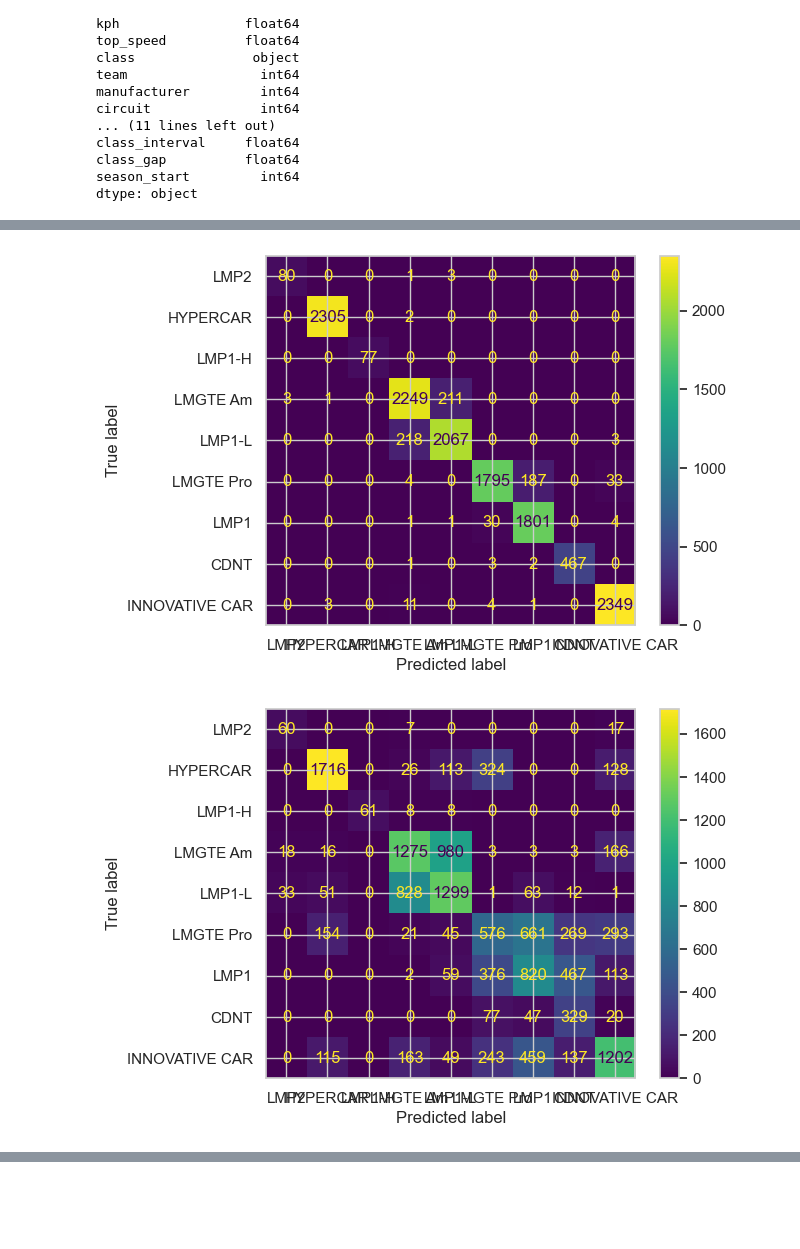
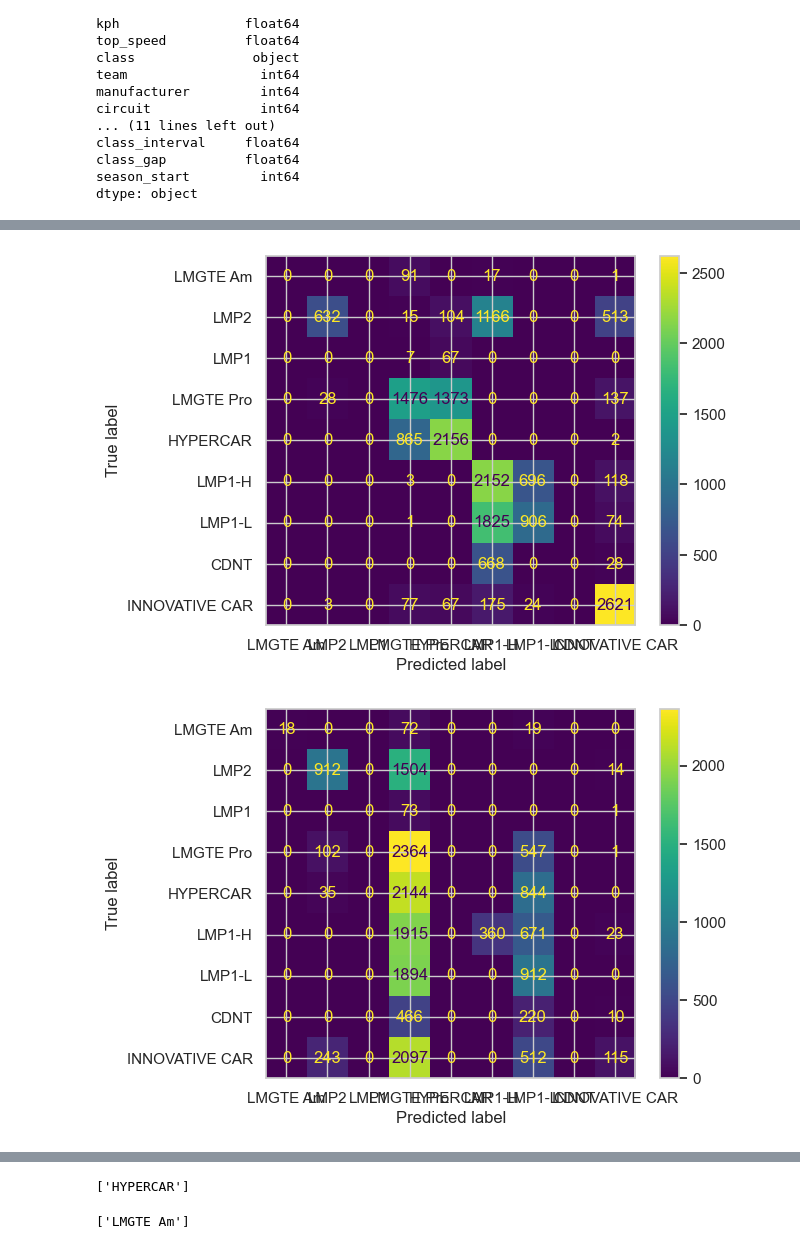
Before and after one commit to JoeVA2020/ML_Projects, a Jupyter notebook: RaceData/race.ipynb, the cells around one changed output, grey strips where cells are left out. Cells and saved outputs as stored; diff of their text form; code cells hidden in the pictures; blank space fills up the shorter version.

```diff
--- a/RaceData/race.ipynb
+++ b/RaceData/race.ipynb
@@ -390,8 +509,8 @@ dtype: object
 from imblearn.under_sampling import RandomUnderSampler
 
 
-x=df.drop('class',axis=1)
-y=df['class']
+x=cleaned_df.drop('class',axis=1)
+y=cleaned_df['class']
 
 threshold=10000
 class_counts=y.value_counts()
@@ -451,5 +559,0 @@ Text(0.5, 1.0, 'Heatmap after Encoding and Undersampling')
-# %%
-#droping interval_ms, interval, elapsed_ms,gap,class_interval,class_gap as thay do not affect classification
-undersampled_df.drop(columns=['interval_ms', 'interval', 'elapsed_ms','gap','class_interval','class_gap'],axis=1,inplace=True)
-plt.figure(figsize=(20,10))
-sns.boxplot(undersampled_df)
@@ -560,3 +636,4 @@ Index(['number', 'driver_number', 'lap_number', 's1', 's2', 's3', 'kph',
 # %%
-x=cleaned_df.iloc[:,:-1].values
-y=cleaned_df.iloc[:,-1].values
+x=undersampled_df.iloc[:,:-1].values
+y=undersampled_df.iloc[:,-1].values
+x
@@ -575,8 +672,8 @@ print(unique_values)
 # %%
-from sklearn.preprocessing import StandardScaler
-scale=StandardScaler()
-x_train=scale.fit_transform(x_train)
-x_test=scale.fit_transform(x_test)
+# from sklearn.preprocessing import StandardScaler
+# scale=StandardScaler()
+# x_train=scale.fit_transform(x_train)
+# x_test=scale.fit_transform(x_test)
 # %%
 
 from sklearn.neighbors import KNeighborsClassifier
@@ -591,9 +688,9 @@ knn=KNeighborsClassifier(n_neighbors=201)
 svc=SVC()
 nb=BernoulliNB()
 dtc=DecisionTreeClassifier()
-rtc=RandomForestClassifier()
+rfc=RandomForestClassifier()
 
-models=[knn,svc,nb,dtc,rtc]
+models=[knn,svc,nb,dtc,rfc]
 model_lst=['KNeighborsClassifier','SVC','BernoulliNB','DecisionTreeClassifier','RandomForestClassifier']
 
 for i in range(len(model_lst)):
@@ -632,2 +783,2 @@ INNOVATIVE CAR       1.00      0.75      0.86        77
-[figure, old version]
+[figure, new version]
-[figure, old version]
+[figure, new version]
@@ -635,0 +787,16 @@ INNOVATIVE CAR       1.00      0.75      0.86        77
+# %%
+test_case1=[[50,21,32,173,350,2,13,5,1,109.092,13,2,2,1,1,2024]]
+test_model=knn
+test_model.fit(x_train,y_train)
+y_pred_t=test_model.predict(test_case1)
+print(y_pred_t)
+# %% [output]
+['HYPERCAR']
+# %%
+test_case2=[[50,21,32,173,350,2,13,5,1,109.092,13,2,2,1,1,2024]]
+test_model2=nb
+test_model2.fit(x_train,y_train)
+y_pred_t=test_model2.predict(test_case2)
+print(y_pred_t)
+# %% [output]
+['LMGTE Am']
```
Also changed, not shown: parts of 36 cells of this notebook.
